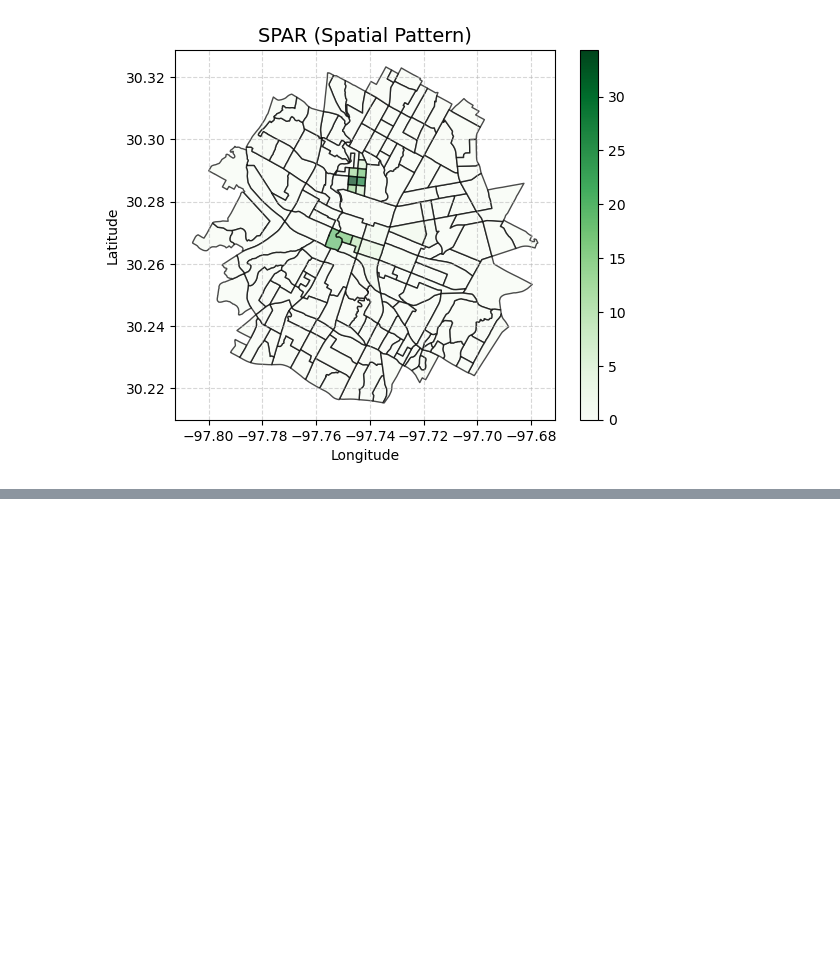
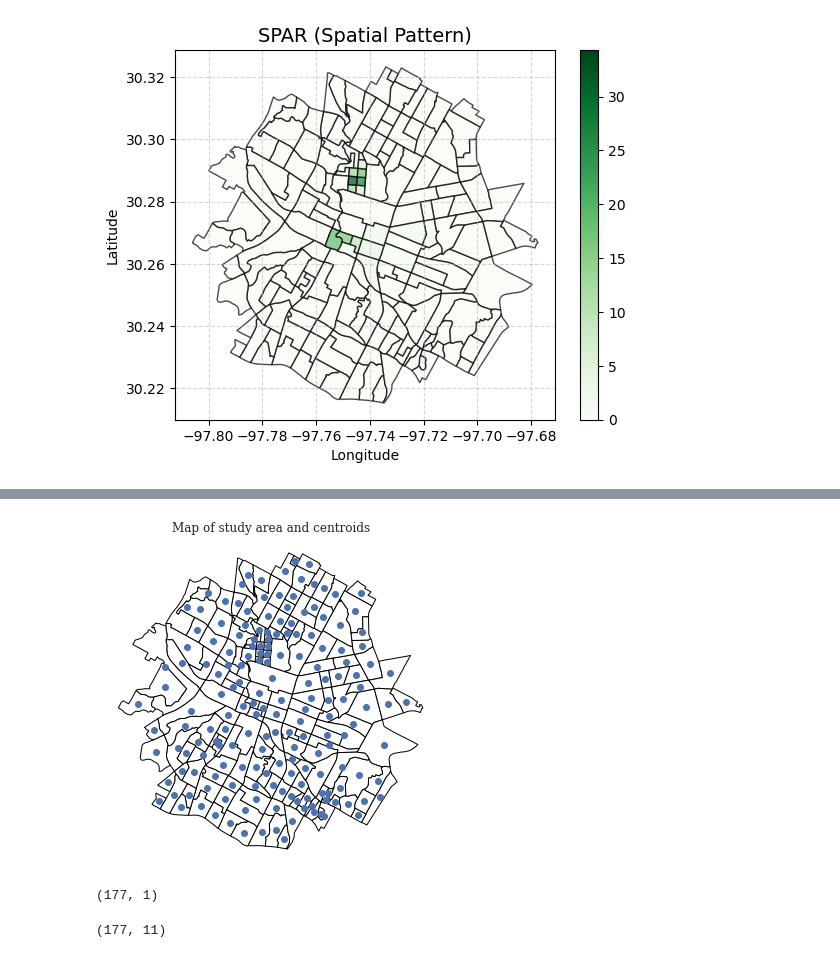
Before and after one commit to wherehaveyubin/research, a Jupyter notebook: 2025-MetroBike.ipynb, the cells around one changed output, grey strips where cells are left out. Drawn from its saved outputs; the diff is of its cells as text; code cells hidden in the pictures; blank space fills up the shorter version.

```diff
--- a/2025-MetroBike.ipynb
+++ b/2025-MetroBike.ipynb
@@ -221,0 +411,4 @@ plt.show()
+# %%
+# Load Georgia dataset
+gdf  = gpd.read_file('GWR.shp')
+gdf.head(3)
@@ -221,0 +420,20 @@ plt.show()
+# %%
+fig, ax = plt.subplots(figsize=(6, 6))
+gdf.plot(color = 'white', edgecolor = 'black', ax = ax)
+gdf.centroid.plot(ax=ax)
+ax.set_title('Map of study area and centroids', fontsize=12)
+ax.axis("off")
+#plt.savefig('myMap.png',dpi=150, bbox_inches='tight')
+plt.show()
+# %% [output]
+[figure, added]
+# %%
+y = gdf['spar'].values.reshape((-1,1)) # reshape is needed to have column array
+y.shape
+# %% [output]
+(177, 1)
+# %%
+X = gdf[['Race2', 'Race5', 'Med_age', 'Edu1', 'Edu2', 'Edu5', 'Edu6', 'Edu7', 'Trans', 'Income', 'Employ']].values
+X.shape
+# %% [output]
+(177, 11)
```
Also changed, not shown: parts of 23 cells of this notebook.
